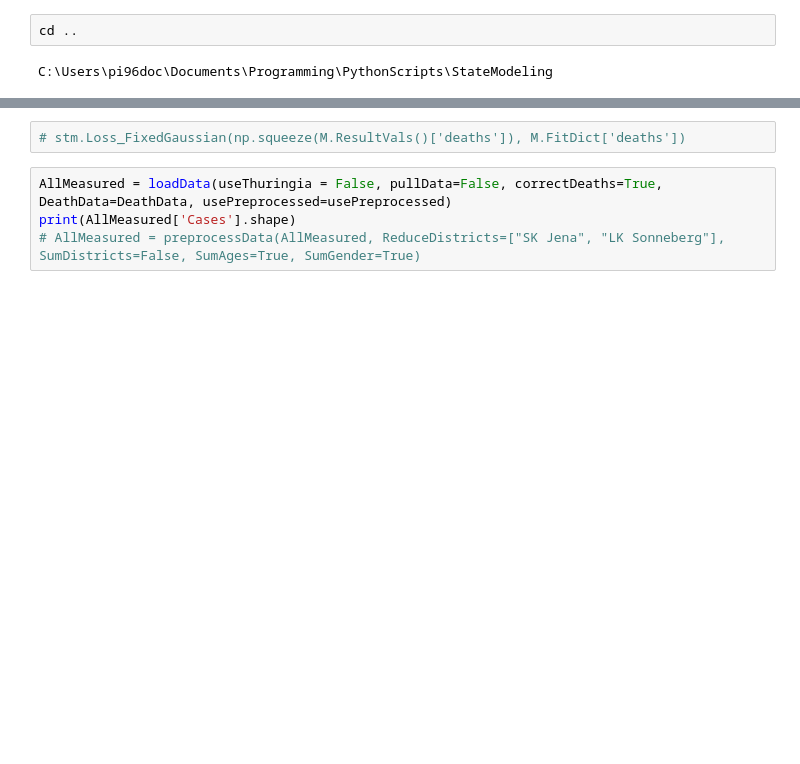
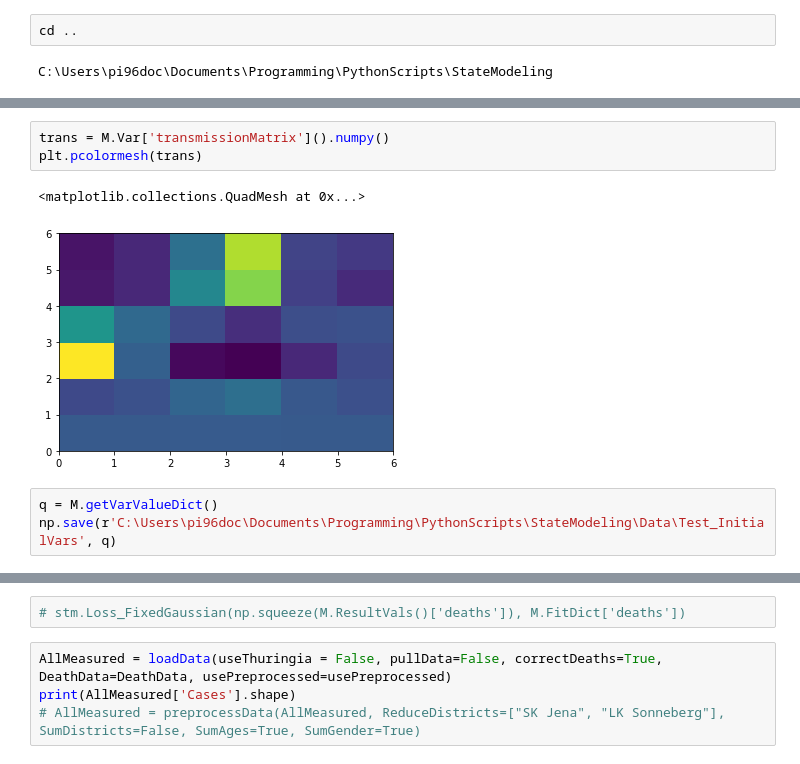
Before and after one commit to RainerHeintzmann/StateModeling, a Jupyter notebook: Examples/FitCorona_Simple.ipynb, the cells around one changed output, grey strips where cells are left out. Drawn from its saved outputs; the diff is of its cells as text; blank space fills up the shorter version.

```diff
--- a/Examples/FitCorona_Simple.ipynb
+++ b/Examples/FitCorona_Simple.ipynb
@@ -108,0 +140,9 @@ Loss is: 1.3003367
+# %%
+trans = M.Var['transmissionMatrix']().numpy()
+plt.pcolormesh(trans)
+# %% [output]
+<matplotlib.collections.QuadMesh at 0x...>
+[figure, added]
+# %%
+q = M.getVarValueDict()
+np.save(r'C:\Users\pi96doc\Documents\Programming\PythonScripts\StateModeling\Data\Test_InitialVars', q)
```
Also changed, not shown: parts of 12 cells of this notebook, 5 other files.
